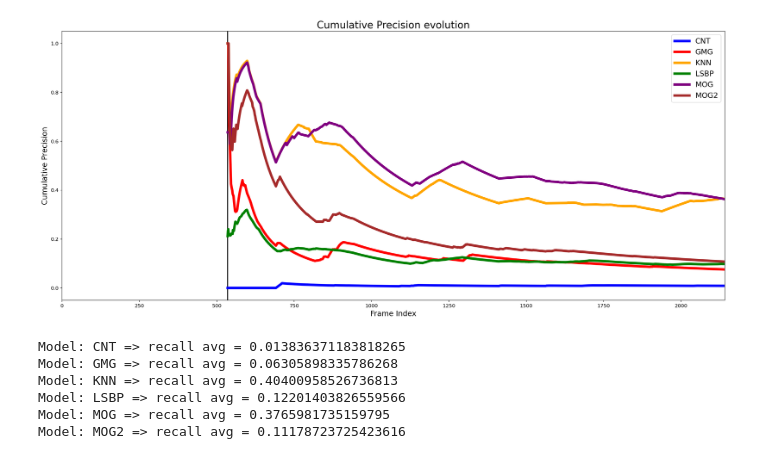
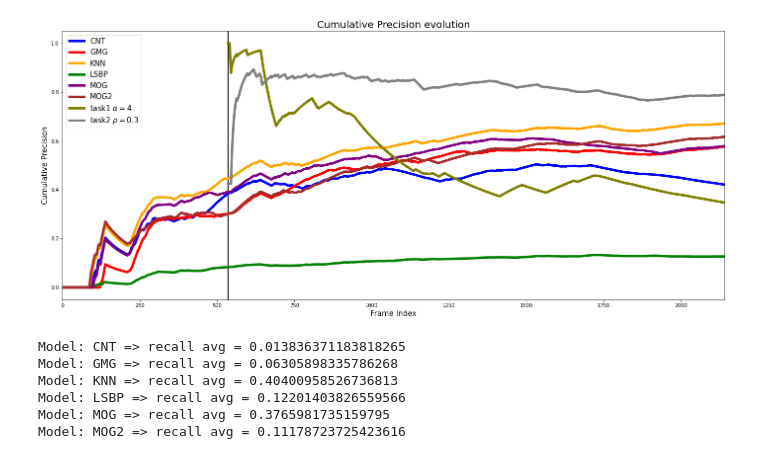
Before and after one commit to inakiLakunza/Video-Analysis-MCV-M6, a Jupyter notebook: task3/plotting_results/plots.ipynb, the cells around one changed output. Drawn from its saved outputs; the diff is of its cells as text; code cells hidden in the pictures.

```diff
--- a/task3/plotting_results/plots.ipynb
+++ b/task3/plotting_results/plots.ipynb
@@ -5,44 +5,44 @@ import pickle
 total_frames = 2141
 start_frame = 535
 
-filename = './../model_logs_detectron/AR_model_CNT.pkl'
+filename = './../model_logs_full_learn/AR_model_CNT.pkl'
 with open(filename, 'rb') as file:
     data = pickle.load(file)
 recall_list_CNT = data['recall_list']
 cumulative_CNT = [sum(recall_list_CNT[:i+1])/len(recall_list_CNT[:i+1]) for i in range(len(recall_list_CNT))]
 
-filename = './../model_logs_detectron/AR_model_GMG.pkl'
+filename = './../model_logs_full_learn/AR_model_GMG.pkl'
 with open(filename, 'rb') as file:
     data = pickle.load(file)
 recall_list_GMG = data['recall_list']
 cumulative_GMG = [sum(recall_list_GMG[:i+1])/len(recall_list_CNT[:i+1]) for i in range(len(recall_list_GMG))]
 
-filename = './../model_logs_detectron/AR_model_KNN.pkl'
+filename = './../model_logs_full_learn/AR_model_KNN.pkl'
 with open(filename, 'rb') as file:
     data = pickle.load(file)
 recall_list_KNN = data['recall_list']
 cumulative_KNN = [sum(recall_list_KNN[:i+1])/len(recall_list_CNT[:i+1]) for i in range(len(recall_list_KNN))]
 
-filename = './../model_logs_detectron/AR_model_LSBP.pkl'
+filename = './../model_logs_full_learn/AR_model_LSBP.pkl'
 with open(filename, 'rb') as file:
     data = pickle.load(file)
 recall_list_LSBP = data['recall_list']
 cumulative_LSBP = [sum(recall_list_LSBP[:i+1])/len(recall_list_CNT[:i+1]) for i in range(len(recall_list_LSBP))]
 
-filename = './../model_logs_detectron/AR_model_MOG.pkl'
+filename = './../model_logs_full_learn/AR_model_MOG.pkl'
 with open(filename, 'rb') as file:
     data = pickle.load(file)
 recall_list_MOG = data['recall_list']
 cumulative_MOG = [sum(recall_list_MOG[:i+1])/len(recall_list_CNT[:i+1]) for i in range(len(recall_list_MOG))]
 
-filename = './../model_logs_detectron/AR_model_MOG2.pkl'
+filename = './../model_logs_full_learn/AR_model_MOG2.pkl'
 with open(filename, 'rb') as file:
     data = pickle.load(file)
 recall_list_MOG2 = data['recall_list']
 cumulative_MOG2 = [sum(recall_list_MOG2[:i+1])/len(recall_list_CNT[:i+1]) for i in range(len(recall_list_MOG2))]
 
 
-frame_indices = list(range(start_frame, start_frame + len(recall_list_CNT)))
+frame_indices = list(range(len(recall_list_CNT)))
 
 #%config InlineBackend.figure_format = 'retina'
 
@@ -79,44 +79,73 @@ plt.show()
 total_frames = 2141
 start_frame = 535
 
-filename = './../model_logs_detectron/AP_model_CNT.pkl'
+filename = './../model_logs_full_learn/AP_model_CNT.pkl'
 with open(filename, 'rb') as file:
     data = pickle.load(file)
 precision_list_CNT = data['precision_list']
 cumulative_CNT = [sum(precision_list_CNT[:i+1])/len(precision_list_CNT[:i+1]) for i in range(len(precision_list_CNT))]
+cumulative_CNT_75 = [sum(precision_list_CNT[535:i+1])/(len(precision_list_CNT[535:i+1])) for i in range(535, len(precision_list_CNT))][-1]
+print("CNT:", cumulative_CNT_75)
 
-filename = './../model_logs_detectron/AP_model_GMG.pkl'
+filename = './../model_logs_full_learn/AP_model_GMG.pkl'
 with open(filename, 'rb') as file:
     data = pickle.load(file)
 precision_list_GMG = data['precision_list']
 cumulative_GMG = [sum(precision_list_GMG[:i+1])/len(precision_list_CNT[:i+1]) for i in range(len(precision_list_GMG))]
+cumulative_GMG_75 = [sum(precision_list_GMG[535:i+1])/(len(precision_list_GMG[535:i+1])) for i in range(535, len(precision_list_CNT))][-1]
+print("GMG:", cumulative_GMG_75)
 
-filename = './../model_logs_detectron/AP_model_KNN.pkl'
+filename = './../model_logs_full_learn/AP_model_KNN.pkl'
 with open(filename, 'rb') as file:
     data = pickle.load(file)
 precision_list_KNN = data['precision_list']
 cumulative_KNN = [sum(precision_list_KNN[:i+1])/len(precision_list_CNT[:i+1]) for i in range(len(precision_list_KNN))]
+cumulative_KNN_75 = [sum(precision_list_KNN[535:i+1])/(len(precision_list_GMG[535:i+1])) for i in range(535, len(precision_list_CNT))][-1]
+print("KNN:", cumulative_KNN_75)
 
-filename = './../model_logs_detectron/AP_model_LSBP.pkl'
+filename = './../model_logs_full_learn/AP_model_LSBP.pkl'
 with open(filename, 'rb') as file:
     data = pickle.load(file)
 precision_list_LSBP = data['precision_list']
 cumulative_LSBP = [sum(precision_list_LSBP[:i+1])/len(precision_list_CNT[:i+1]) for i in range(len(precision_list_LSBP))]
+cumulative_LSBP_75 = [sum(precision_list_LSBP[535:i+1])/(len(precision_list_GMG[535:i+1])) for i in range(535, len(precision_list_CNT))][-1]
+print("LSBP:", cumulative_LSBP_75)
 
-filename = './../model_logs_detectron/AP_model_MOG.pkl'
+filename = './../model_logs_full_learn/AP_model_MOG.pkl'
 with open(filename, 'rb') as file:
     data = pickle.load(file)
 precision_list_MOG = data['precision_list']
 cumulative_MOG = [sum(precision_list_MOG[:i+1])/len(precision_list_CNT[:i+1]) for i in range(len(precision_list_MOG))]
+cumulative_MOG_75 = [sum(precision_list_MOG[535:i+1])/(len(precision_list_GMG[535:i+1])) for i in range(535, len(precision_list_CNT))][-1]
+print("MOG:", cumulative_GMG_75)
 
-filename = './../model_logs_detectron/AP_model_MOG2.pkl'
+filename = './../model_logs_full_learn/AP_model_MOG2.pkl'
 with open(filename, 'rb') as file:
     data = pickle.load(file)
 precision_list_MOG2 = data['precision_list']
 cumulative_MOG2 = [sum(precision_list_MOG2[:i+1])/len(precision_list_CNT[:i+1]) for i in range(len(precision_list_MOG2))]
+cumulative_MOG2_75 = [sum(precision_list_MOG2[535:i+1])/(len(precision_list_GMG[535:i+1])) for i in range(535, len(precision_list_CNT))][-1]
+print("MOG2:", cumulative_MOG2_75)
 
 
-frame_indices = list(range(start_frame, start_frame + len(precision_list_CNT)))
+
+filename = './../../task2/results_0.2_3.5_ap.pkl'
+with open(filename, 'rb') as file:
+    data = pickle.load(file)
+
+precision_list_task2_1 = data
+cumulative_task2_1 = [sum(precision_list_task2_1[:i+1])/len(precision_list_task2_1[:i+1]) for i in range(len(precision_list_task2_1))]
+print(len(precision_list_task2_1))
+
+filename = './../../task1/alpha_logs/AP_alpha_4.pkl'
+with open(filename, 'rb') as file:
+    data = pickle.load(file)
+precision_list_12 = data['precision_list']
+cumulative_task12 = [sum(precision_list_12[:i+1])/len(precision_list_12[:i+1]) for i in range(len(precision_list_12))]
+
+
+frame_indices1 = list(range(len(precision_list_CNT)))
+frame_indices2 = list(range(start_frame, start_frame + len(precision_list_task2_1)))
 
 #%config InlineBackend.figure_format = 'retina'
 
@@ -131,12 +160,24 @@ plt.figure(figsize=(24, 10))
 
 plt.axvline(x=start_frame, color='black', linestyle='-', linewidth=2)
 
-plt.plot(frame_indices, cumulative_CNT, color='blue', ls= '-', label="CNT", linewidth=5)
-plt.plot(frame_indices, cumulative_GMG, color='red', ls= '-', label="GMG", linewidth=5)
-plt.plot(frame_indices, cumulative_KNN, color='orange', ls= '-', label="KNN", linewidth=5)
-plt.plot(frame_indices, cumulative_LSBP, color='green', ls= '-', label="LSBP", linewidth=5)
-plt.plot(frame_indices, cumulative_MOG, color='purple', ls= '-', label="MOG", linewidth=5)
-plt.plot(frame_indices, cumulative_MOG2, color='brown', ls= '-', label="MOG2", linewidth=5)
+plt.plot(frame_indices1, cumulative_CNT, color='blue', ls= '-', label="CNT", linewidth=5)
+plt.plot(frame_indices1, cumulative_GMG, color='red', ls= '-', label="GMG", linewidth=5)
+plt.plot(frame_indices1, cumulative_KNN, color='orange', ls= '-', label="KNN", linewidth=5)
+plt.plot(frame_indices1, cumulative_LSBP, color='green', ls= '-', label="LSBP", linewidth=5)
+plt.plot(frame_indices1, cumulative_MOG, color='purple', ls= '-', label="MOG", linewidth=5)
+plt.plot(frame_indices1, cumulative_MOG2, color='brown', ls= '-', label="MOG2", linewidth=5)
+
+plt.plot(frame_indices2, cumulative_task12, color='olive', ls= '-', label="task1 $\\alpha=4$", linewidth=5)
+plt.plot(frame_indices2, cumulative_task2_1, color='gray', ls= '-', label="task2 $\\rho=0.3$", linewidth=5)
+
+#plt.plot(frame_indices, cumulative_task11, color='black', ls= '-', label="MOG2", linewidth=5)
+
+#plt.plot(frame_indices, cumulative_task13, color='green', ls= '-', label="MOG2", linewidth=5)
+#plt.plot(frame_indices, cumulative_task14, color='yellow', ls= '-', label="MOG2", linewidth=5)
+#plt.plot(frame_indices, cumulative_task15, color='orange', ls= '-', label="MOG2", linewidth=5)
+#plt.plot(frame_indices, cumulative_task16, color='blue', ls= '-', label="MOG2", linewidth=5)
+#plt.plot(frame_indices, cumulative_task17, color='brown', ls= '-', label="MOG2", linewidth=5)
+
 
 
 plt.title('Cumulative Precision evolution', fontsize=20)
@@ -151,4 +199,4 @@ plt.show()
-[figure, old version]
+[figure, new version]
 # %%
 model_recalls = {}
 
```
Also changed, not shown: parts of 5 cells of this notebook, 40 other files.
